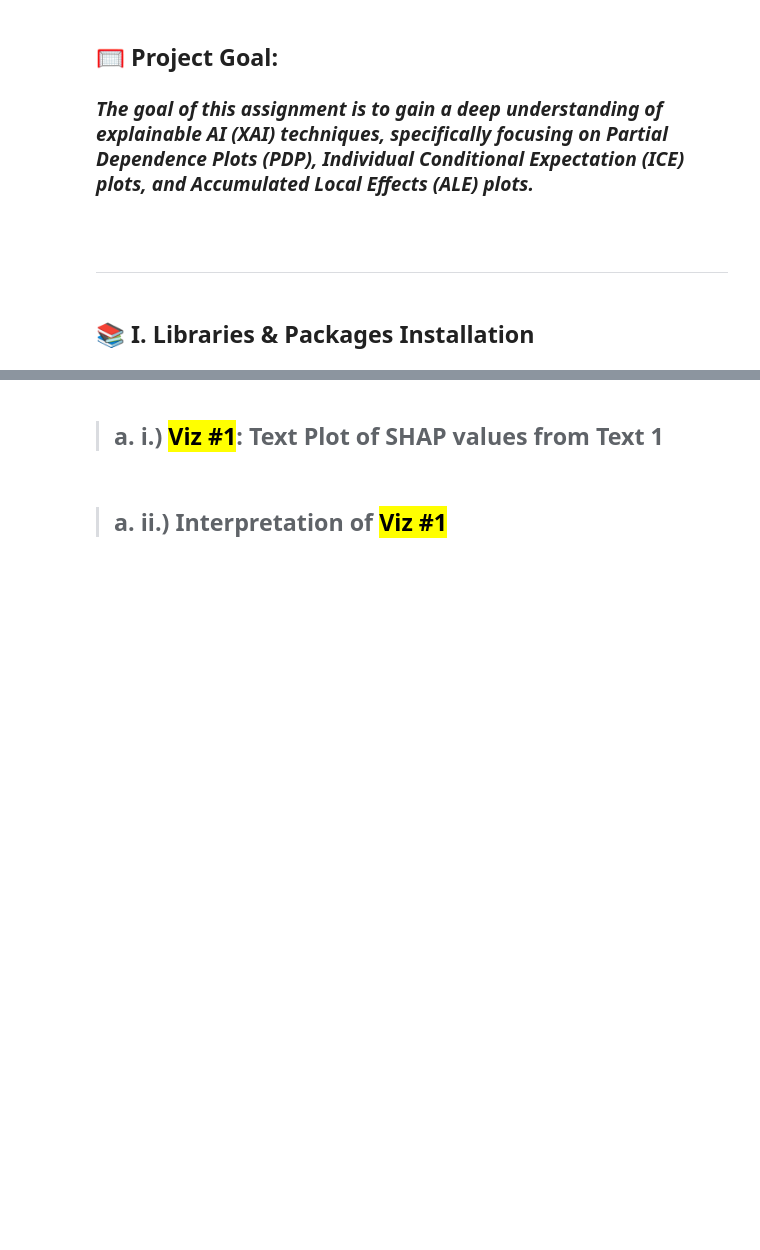
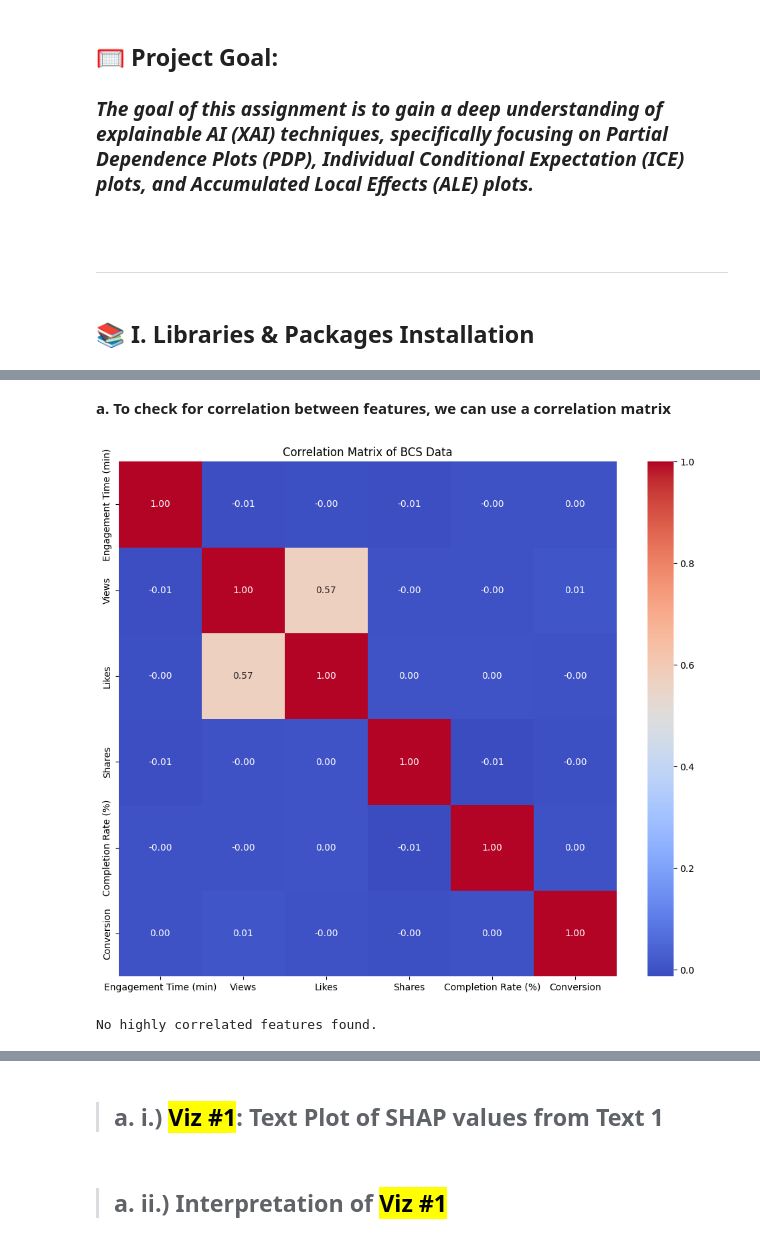
Before and after one commit to theorignalmapdcodex/aipi590_i-4_et2, a Jupyter notebook: notebooks/pdp+ice+ale_plot_interpretation.ipynb, the cells around one changed output, grey strips where cells are left out. Cells and saved outputs as stored; diff of their text form; code cells hidden in the pictures; blank space fills up the shorter version.

```diff
--- a/notebooks/pdp+ice+ale_plot_interpretation.ipynb
+++ b/notebooks/pdp+ice+ale_plot_interpretation.ipynb
@@ -84,0 +118,18 @@ warnings.filterwarnings("ignore")
+# %%
+# i. Sourcing the Bull City streaming data
+# Bull City Streaming Data - The data presented examines three treatments of tile artwork for the video and short streaming service, “Bull City Streaming.”
+# https://drive.google.com/file/d/1RQNT9uWaEwn0rxkRPVVcVPM_S2MLgJtA/view
+
+bcs_data = pd.read_csv('/content/drive/MyDrive/MEngDTI@Duke/DTK530/I-5/ABtest&CAdata/I-5_Data_v2.csv')
+
+# No of rows
+bcs_data_rows = bcs_data.shape[0]
+# No of columns
+bcs_data_columns = bcs_data.shape[1]
+# Get the values
+print(bcs_data_rows,'\n',bcs_data_columns)
+
+# Showing first 10 rows of table
+bcs_data.info()
+bcs_data.describe()
+bcs_data.head(10)
@@ -84,0 +167,3 @@ warnings.filterwarnings("ignore")
+# %%
+# ii - Task 1: Dropping the Treatment and UserID columns as I won't be performing any form of Cohort Analyis and even the Geographical Region and Date columns as working with fully numerical values would be ideal
+bcs_data = bcs_data.drop(columns=['User ID','Treatment', 'Geographical Region', 'Date'])
@@ -84,0 +185,4 @@ warnings.filterwarnings("ignore")
+# %%
+# ii - Task 3: Filling the empty table cells with mean values in the Completion Rate (%) column of bcs_data with mean values with the aim of protecting the power of our model yet to be built
+
+bcs_data['Completion Rate (%)'].fillna(bcs_data['Completion Rate (%)'].mean(), inplace=True)                        #----> Search via Gemini AI @ 8:19pm
@@ -84,0 +227,30 @@ warnings.filterwarnings("ignore")
+# %% [markdown]
+**a. To check for correlation between features, we can use a correlation matrix**
+# %%
+# Creating and visualizing the correlation matrix
+correlation_matrix = bcs_data.corr()                                                    #----> Search via Gemini AI @ 8:35pm
+
+plt.figure(figsize=(12, 10))
+sns.heatmap(correlation_matrix, annot=True, cmap='coolwarm', fmt=".2f")
+plt.title('Correlation Matrix of BCS Data')
+
+plt.show()
+# %% [output]
+[figure, added]
+# %%
+# Identifying highly correlated elements by code                                                  #----> Search via Gemini AI @ 9:19pm but refined by personally introducing 'if clause'
+# Threshold for considering features as highly correlated
+threshold = 0.8
+
+# Finding pairs of features with correlation above the threshold
+corr_pairs = correlation_matrix.abs().unstack().sort_values(kind="quicksort", ascending=False)
+
+highly_correlated = corr_pairs[(corr_pairs < 1) & (corr_pairs >= threshold)]
+
+if highly_correlated.empty:
+    print("No highly correlated features found.")
+else:
+    print("Highly correlated feature pairs:")
+    print(highly_correlated)
+# %% [output]
+No highly correlated features found.
```
Also changed, not shown: parts of 25 cells of this notebook.
